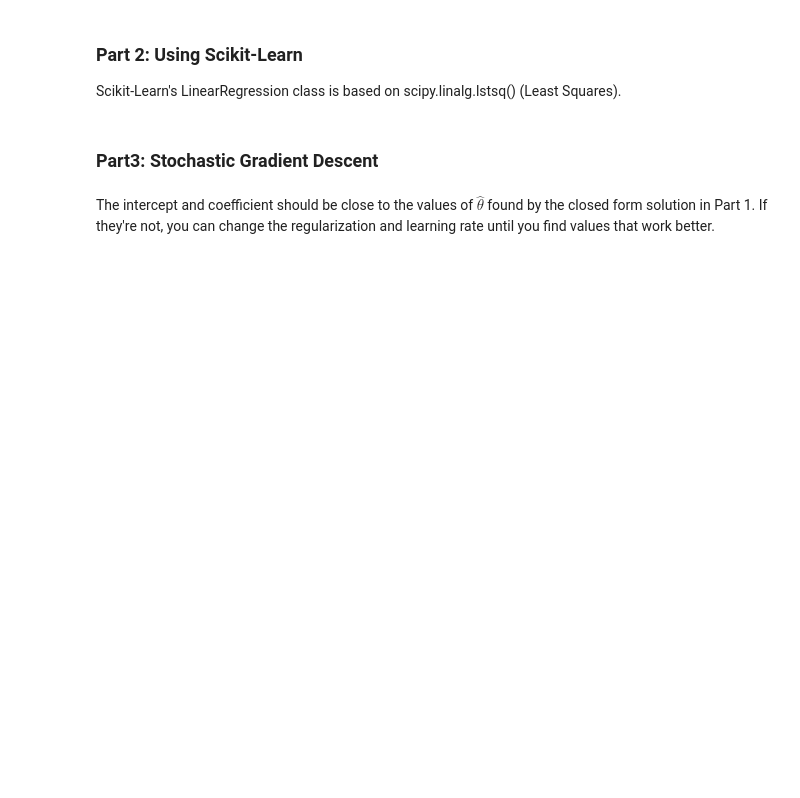
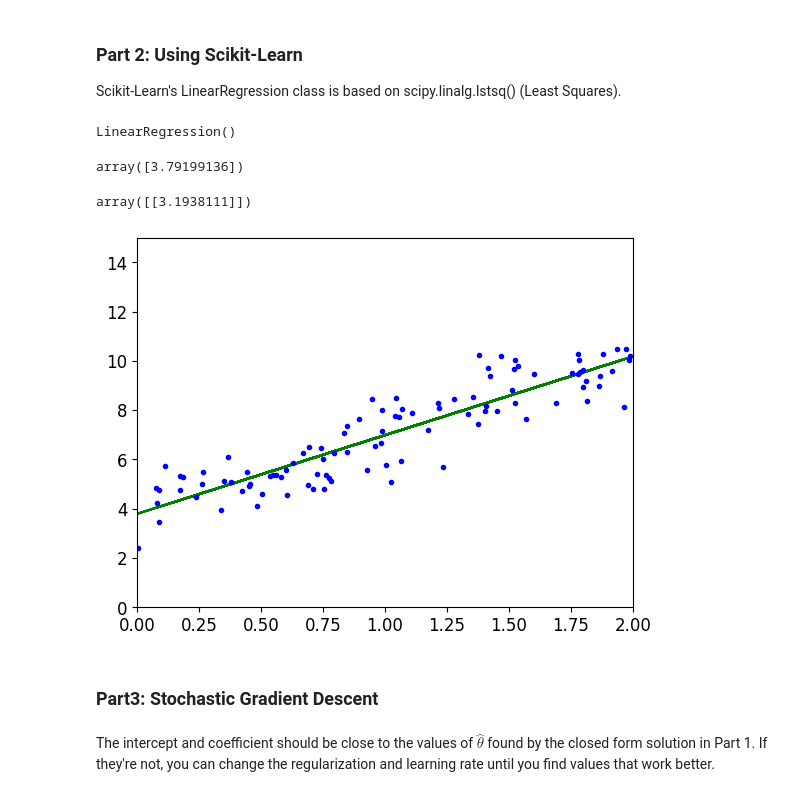
Before and after one commit to KyleTaft/Fall23, a Jupyter notebook: CSE404/taft_hw2/taft_Code3_LinearRegression.ipynb, the cells around one changed output. Cells and saved outputs as stored; diff of their text form; code cells hidden in the pictures; blank space fills up the shorter version.

```diff
--- a/CSE404/taft_hw2/taft_Code3_LinearRegression.ipynb
+++ b/CSE404/taft_hw2/taft_Code3_LinearRegression.ipynb
@@ -68,6 +73,6 @@ X_new2 =
 # %%
 # Use your model to make a prediction on your new dataset
-y_predict =
+y_predict = np.dot(X_new2, theta_hat)
 # %%
 # Print y_predict
 y_predict
@@ -89,18 +114,41 @@ from sklearn.
 # %%
 # Create a LinearRegression instance
-lin_reg =
+lin_reg = LinearRegression()
 # %%
 # Fit your model
 # NOTE: there is a bug in Windows for this method
 # If you get this error: ValueError: illegal value in 4th argument of internal None
 # Go to the previous cell and create your class instance with the argument: normalize = True
+lin_reg.fit(X, y)
+# %% [output]
+LinearRegression()
 # %%
 # Print the intercept of your model
+lin_reg.intercept_
+# %% [output]
+array([3.79199136])
 # %%
 # Print the estimated coefficients of your model
+lin_reg.coef_
+# %% [output]
+array([[3.1938111]])
 # %%
 # Use your model to make a prediction on X_new
 # Are your results similar to y_predict?
+
+
+new_preds = lin_reg.predict(X_new)
+# %%
+##### The result are almost identical
+plt.plot(X_new, y_predict, "r-", label="Predictions")
+plt.plot(X_new, new_preds, "g-", label="New Predictions")
+
+# Plots the original data
+plt.plot(X, y, "b.")
+plt.axis([0, 2, 0, 15])
+plt.show( )
+# %% [output]
+[figure, added]
 # %% [markdown]
 ### Part3: Stochastic Gradient Descent
 # %%
```
Also changed, not shown: parts of 9 cells of this notebook, 1 other file.
